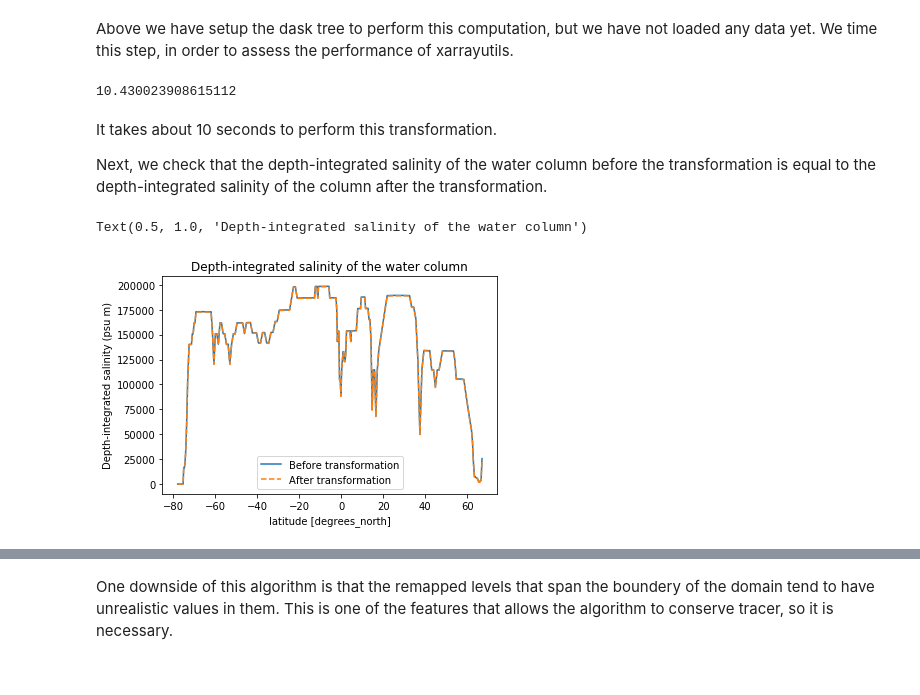
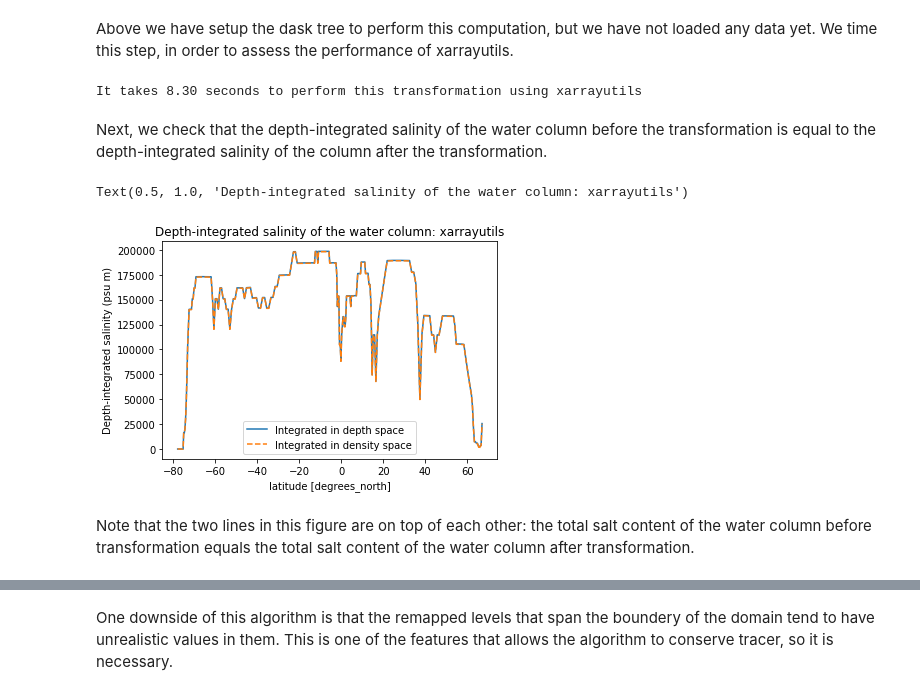
Before and after one commit to cspencerjones/vertical_regridding, a Jupyter notebook: xarrayutils_xlayers.ipynb, the cells around one changed output, grey strips where cells are left out. Drawn from its saved outputs; the diff is of its cells as text; code cells hidden in the pictures.

```diff
--- a/xarrayutils_xlayers.ipynb
+++ b/xarrayutils_xlayers.ipynb
@@ -141,11 +154,15 @@ xarrayutils transforms salinity into density space. First, there is a regridding
 # %%
-
+#Define the densities used in the new coordinate system
 t_vals = np.hstack([dens126_xau.dens.min().load().data[np.newaxis], np.arange(21.9,28, 0.1), dens126_xau.dens.max().load().data[np.newaxis]])
 
-temperature_values = xr.DataArray(t_vals, coords=[('t', t_vals)]) # define the new temperature grid
+# define the new density grid
+density_values = xr.DataArray(t_vals, coords=[('t', t_vals)])
 
-z_temp_bounds126 = linear_interpolation_regrid(dens126_xau.lev, dens126_xau.dens, temperature_values, z_bounds=dens126_xau.lev_bounds.swap_dims({'lev':"lev_bounds"}) ,target_value_dim='t', z_bounds_dim='lev_bounds')
-z_temp_bounds585 = linear_interpolation_regrid(dens585_xau.lev, dens585_xau.dens, temperature_values, z_bounds=dens585_xau.lev_bounds.swap_dims({'lev':"lev_bounds"}) ,target_value_dim='t', z_bounds_dim='lev_bounds')
+#Find the depth of these surfaces in SSP1-2.6
+z_dens_bounds126 = linear_interpolation_regrid(dens126_xau.lev, dens126_xau.dens, density_values, z_bounds=dens126_xau.lev_bounds.swap_dims({'lev':"lev_bounds"}) ,target_value_dim='t', z_bounds_dim='lev_bounds')
+
+#Find the depth of these surfaces in SSP5-8.5
+z_dens_bounds585 = linear_interpolation_regrid(dens585_xau.lev, dens585_xau.dens, density_values, z_bounds=dens585_xau.lev_bounds.swap_dims({'lev':"lev_bounds"}) ,target_value_dim='t', z_bounds_dim='lev_bounds')
 # %% [markdown]
 Then there is a remapping step, in which the salinity is remapped onto these new depth levels.
 # %%
@@ -154,13 +171,13 @@ Then there is a remapping step, in which the salinity is remapped onto these new
 bounds_original = dens126_xau.lev_bounds.reindex(lev=np.insert(dens126_xau.lev.values,0,0), method='pad').swap_dims({'lev':"lev_bounds"})
 
 # now we can remap the tracer data again (at the moment the depth dimensions have to be explicitly defined).
-ds_temp_cons126 = conservative_remap(so126_xau.so.squeeze(),bounds_original, z_temp_bounds126.squeeze(),
+ds_dens_cons126 = conservative_remap(so126_xau.so.squeeze(),bounds_original, z_dens_bounds126.squeeze(),
                                    z_dim='lev', z_bnd_dim='lev_bounds', z_bnd_dim_target='regridded', mask=True) # the associated depth dimensions for each array
-# # replace the new depth dimension values with the appropriate depth (here the middle of the temperature cell bounds)
-t_vals = z_temp_bounds126.coords['regridded'].data
+# # replace the new depth dimension values with the appropriate depth (here the middle of the density cell bounds)
+t_vals = z_dens_bounds126.coords['regridded'].data
 t_vals = 0.5 * (t_vals[1:] + t_vals[0:-1])
 
-ds_temp_cons126.coords['remapped'] = xr.DataArray(t_vals, coords=[('remapped', t_vals)])
+ds_dens_cons126.coords['remapped'] = xr.DataArray(t_vals, coords=[('remapped', t_vals)])
 
 
 
@@ -170,37 +187,42 @@ ds_temp_cons126.coords['remapped'] = xr.DataArray(t_vals, coords=[('remapped', t
 bounds_original = dens585_xau.lev_bounds.reindex(lev=np.insert(dens585_xau.lev.values,0,0), method='pad').swap_dims({'lev':"lev_bounds"})
 
 # now we can remap the tracer data again (at the moment the depth dimensions have to be explicitly defined).
-ds_temp_cons585 = conservative_remap(so585_xau.so[:,:].squeeze(),bounds_original, z_temp_bounds585.squeeze(),
+ds_dens_cons585 = conservative_remap(so585_xau.so[:,:].squeeze(),bounds_original, z_dens_bounds585.squeeze(),
                                    z_dim='lev', z_bnd_dim='lev_bounds', z_bnd_dim_target='regridded', mask=True) # the associated depth dimensions for each array
-# # replace the new depth dimension values with the appropriate depth (here the middle of the temperature cell bounds)
-t_vals = z_temp_bounds585.coords['regridded'].data
+# # replace the new depth dimension values with the appropriate depth (here the middle of the density cell bounds)
+t_vals = z_dens_bounds585.coords['regridded'].data
 t_vals = 0.5 * (t_vals[1:] + t_vals[0:-1])
 
-ds_temp_cons585.coords['remapped'] = xr.DataArray(t_vals, coords=[('remapped', t_vals)])
+ds_dens_cons585.coords['remapped'] = xr.DataArray(t_vals, coords=[('remapped', t_vals)])
 # %% [markdown]
 Above we have setup the dask tree to perform this computation, but we have not loaded any data yet. We time this step, in order to assess the performance of xarrayutils.
-# %%
-start=time.time()
-difference_xau=(ds_temp_cons585-ds_temp_cons126).load()
-#plt.ylim(34,36)
-end=time.time()
-end-start
-# %% [output]
-10.430023908615112
+# %%
+#load the difference between SSP5-5.8 and SSP1-2.6 in density space
+start=time.time()
+difference_xau=(ds_dens_cons585-ds_dens_cons126).load()
+end=time.time()
+print('It takes {:.2f} seconds to perform this transformation using xarrayutils'.format(end-start))
+# %% [output]
+It takes 8.30 seconds to perform this transformation using xarrayutils
 # %% [markdown]
-It takes about 10 seconds to perform this transformation.
-
 Next, we check that the depth-integrated salinity of the water column before the transformation is equal to the depth-integrated salinity of the column after the transformation.
 # %%
-dz_remapped = z_temp_bounds126.diff('regridded').rename({'regridded':'remapped'})
-dz_remapped.coords['remapped'] = ds_temp_cons126.coords['remapped']
+# find the height of the grid cells in depth space
+dz_remapped = z_dens_bounds126.diff('regridded').rename({'regridded':'remapped'})
+dz_remapped.coords['remapped'] = ds_dens_cons126.coords['remapped']
+
+# find the depth integrated salinity in depth space (blue line)
 ((so126_xau.so*ds_so_ssp126_cs.lev_bnds.diff('bnds')).sum('lev'))[2,:250,0].swap_dims({'j':'latitude'}).plot()
-(ds_temp_cons126*dz_remapped).sum('remapped')[2,:250].swap_dims({'j':'latitude'}).plot(linestyle='dashed')
+
+# find the depth integrated salinity in density space (orange dashed line)
+(ds_dens_cons126*dz_remapped).sum('remapped')[2,:250].swap_dims({'j':'latitude'}).plot(linestyle='dashed')
 plt.ylabel('Depth-integrated salinity (psu m)')
-plt.legend(('Before transformation','After transformation'))
-plt.title('Depth-integrated salinity of the water column')
+plt.legend(('Integrated in depth space','Integrated in density space'))
+plt.title('Depth-integrated salinity of the water column: xarrayutils')
 # %% [output]
-Text(0.5, 1.0, 'Depth-integrated salinity of the water column')
+Text(0.5, 1.0, 'Depth-integrated salinity of the water column: xarrayutils')
-[figure, old version]
+[figure, new version]
+# %% [markdown]
+Note that the two lines in this figure are on top of each other: the total salt content of the water column before transformation equals the total salt content of the water column after transformation.
 # %%
 fig,ax=plt.subplots(1,3,figsize=(15, 3))
```
Also changed, not shown: parts of 27 cells of this notebook.
